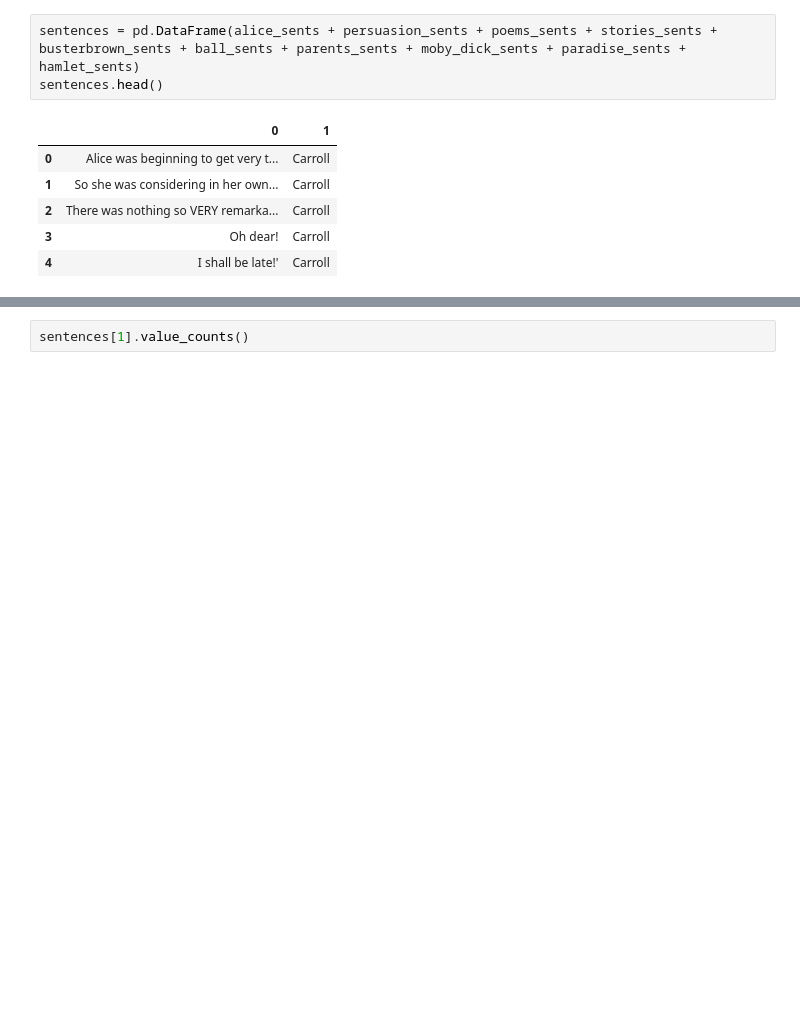
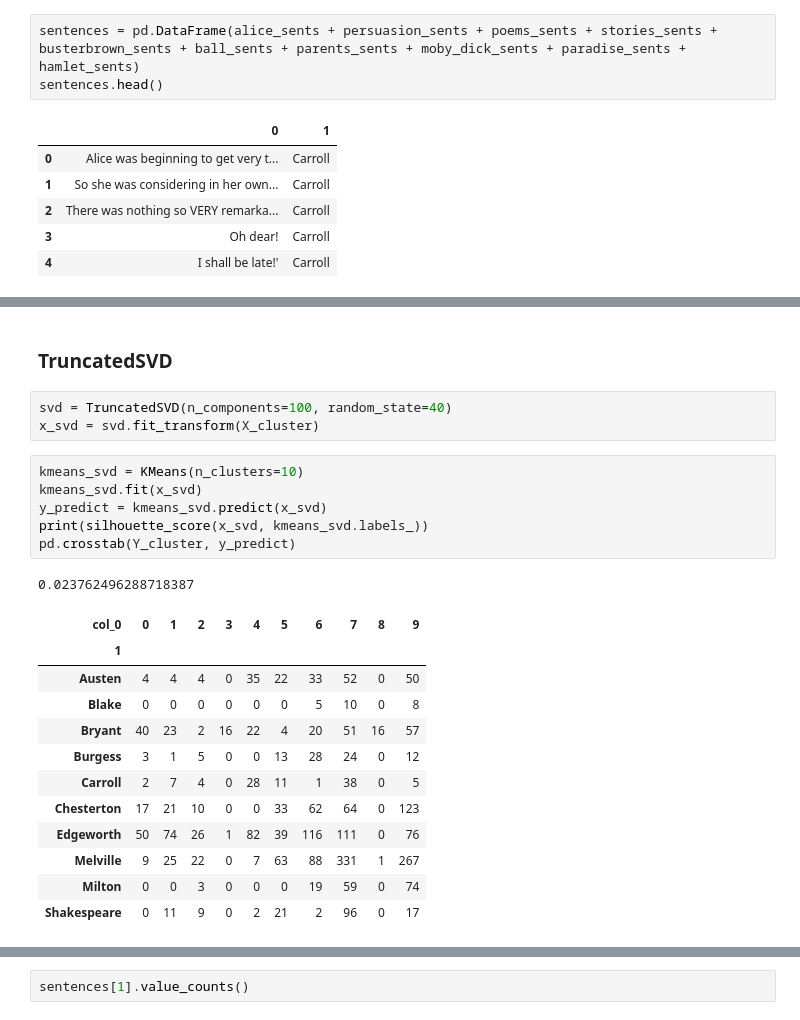
Before and after one commit to vivekpadia70/thinkful-data-science, a Jupyter notebook: Unit 4 Capstone 4.5.1.ipynb, the cells around one changed output, grey strips where cells are left out. Saved outputs shown, nothing was run; the diff lists cells and outputs as text; blank space fills up the shorter version.

```diff
--- a/Unit 4 Capstone 4.5.1.ipynb
+++ b/Unit 4 Capstone 4.5.1.ipynb
@@ -171,0 +215,25 @@ From cross tab poems from Blake is least identified in our clustering model. So
+# %% [markdown]
+### TruncatedSVD
+# %%
+svd = TruncatedSVD(n_components=100, random_state=40)
+x_svd = svd.fit_transform(X_cluster)
+# %%
+kmeans_svd = KMeans(n_clusters=10)
+kmeans_svd.fit(x_svd)
+y_predict = kmeans_svd.predict(x_svd)
+print(silhouette_score(x_svd, kmeans_svd.labels_))
+pd.crosstab(Y_cluster, y_predict)
+# %% [output]
+0.023762496288718387
+| col_0 | 0 | 1 | 2 | 3 | 4 | 5 | 6 | 7 | 8 | 9 |
+| 1 |  |  |  |  |  |  |  |  |  |  |
+| Austen | 4 | 4 | 4 | 0 | 35 | 22 | 33 | 52 | 0 | 50 |
+| Blake | 0 | 0 | 0 | 0 | 0 | 0 | 5 | 10 | 0 | 8 |
+| Bryant | 40 | 23 | 2 | 16 | 22 | 4 | 20 | 51 | 16 | 57 |
+| Burgess | 3 | 1 | 5 | 0 | 0 | 13 | 28 | 24 | 0 | 12 |
+| Carroll | 2 | 7 | 4 | 0 | 28 | 11 | 1 | 38 | 0 | 5 |
+| Chesterton | 17 | 21 | 10 | 0 | 0 | 33 | 62 | 64 | 0 | 123 |
+| Edgeworth | 50 | 74 | 26 | 1 | 82 | 39 | 116 | 111 | 0 | 76 |
+| Melville | 9 | 25 | 22 | 0 | 7 | 63 | 88 | 331 | 1 | 267 |
+| Milton | 0 | 0 | 3 | 0 | 0 | 0 | 19 | 59 | 0 | 74 |
+| Shakespeare | 0 | 11 | 9 | 0 | 2 | 21 | 2 | 96 | 0 | 17 |
```
Also changed, not shown: parts of 59 cells of this notebook, 1 other file.
